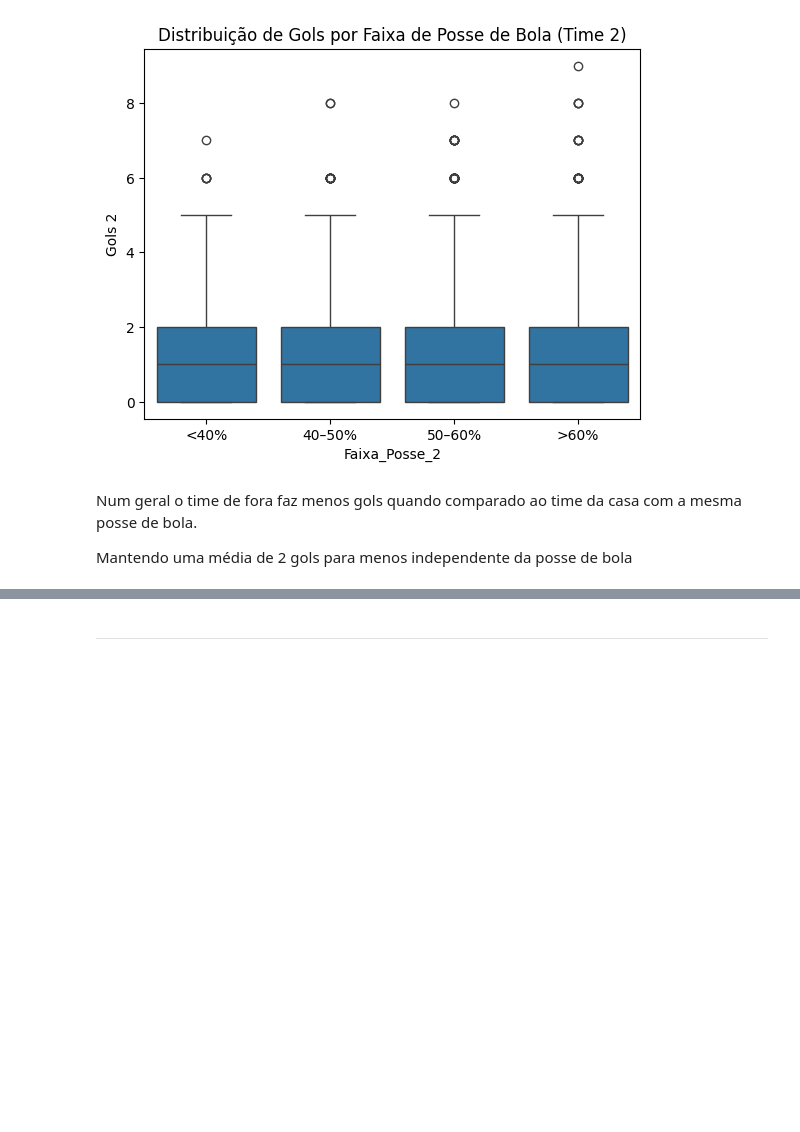
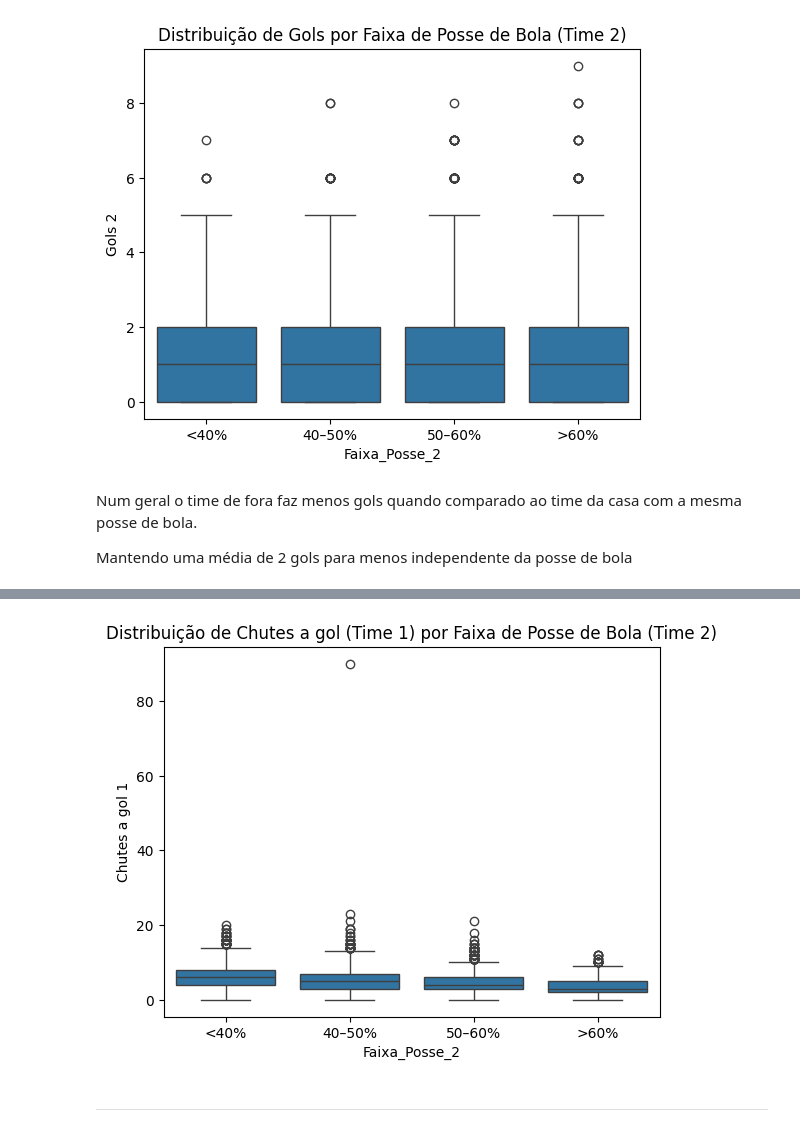
Before and after one commit to carloshnp/PS-2025.1, a Jupyter notebook: PS.ipynb, the cells around one changed output, grey strips where cells are left out. Saved outputs shown, nothing was run; the diff lists cells and outputs as text; code cells hidden in the pictures; blank space fills up the shorter version.

```diff
--- a/PS.ipynb
+++ b/PS.ipynb
@@ -412,3 +436,9 @@ Mantendo uma média de 2 gols para menos independente da posse de bola
+# %%
+sns.boxplot(x='Faixa_Posse_2', y='Chutes a gol 1', data = df)
+plt.title('Distribuição de Chutes a gol (Time 1) por Faixa de Posse de Bola (Time 2)')
+plt.show()
+# %% [output]
+[figure, added]
 # %% [markdown]
 ---------------------------------------------------------------------------------------------------------------------------------------------
 # %% [markdown]
```
Also changed, not shown: parts of 5 cells of this notebook.
